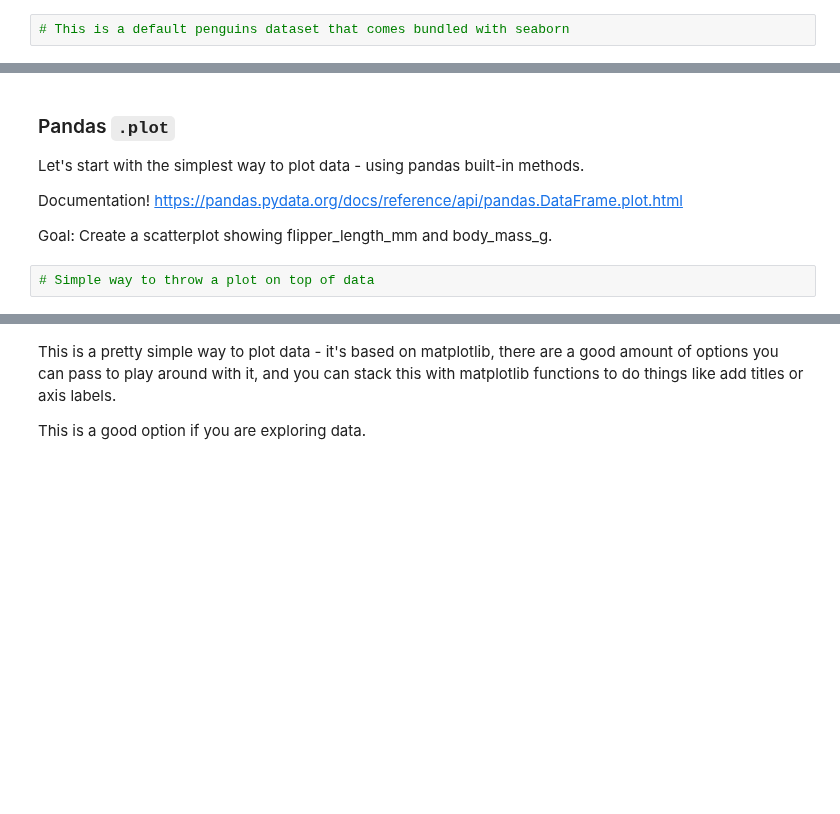
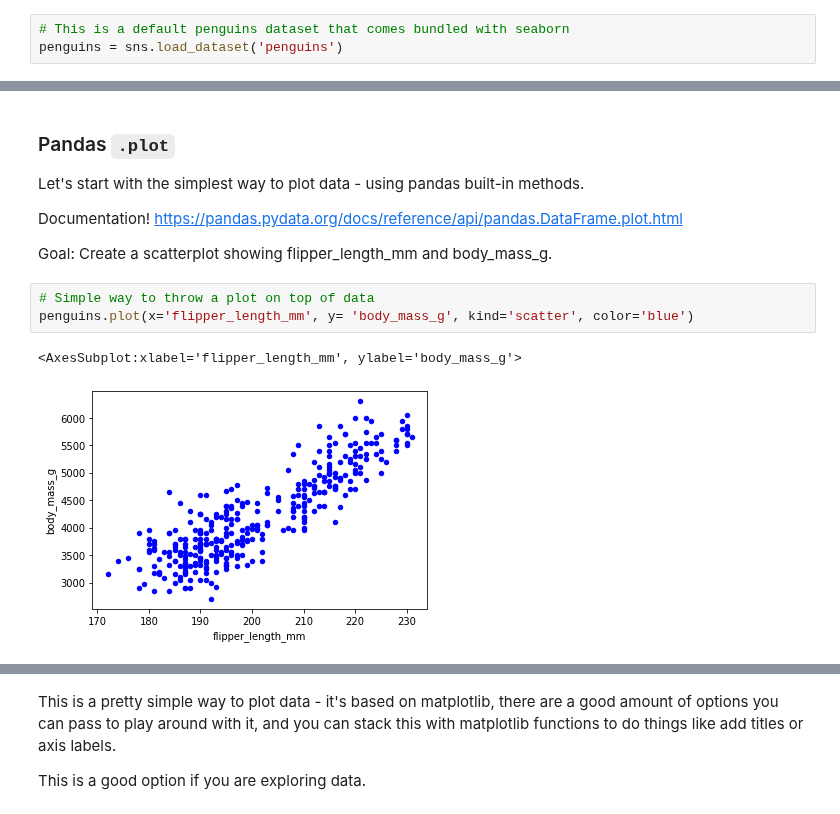
Before and after one commit to flatiron-school/NTL-DS-062722, a Jupyter notebook: 1Phase/09-Data-Visualization-AKA-Plotting-With-Pandas.ipynb, the cells around one changed output, grey strips where cells are left out. Saved outputs shown, nothing was run; the diff lists cells and outputs as text; blank space fills up the shorter version.

```diff
--- a/1Phase/09-Data-Visualization-AKA-Plotting-With-Pandas.ipynb
+++ b/1Phase/09-Data-Visualization-AKA-Plotting-With-Pandas.ipynb
@@ -102,5 +121,6 @@ Our goal today is to help you be able to create both!
 Let's read in some new data:
 # %%
 # This is a default penguins dataset that comes bundled with seaborn
+penguins = sns.load_dataset('penguins')
 # %%
 # Check it out
@@ -114,5 +149,9 @@ Documentation! https://pandas.pydata.org/docs/reference/api/pandas.DataFrame.plo
 Goal: Create a scatterplot showing flipper_length_mm and body_mass_g.
 # %%
 # Simple way to throw a plot on top of data
+penguins.plot(x='flipper_length_mm', y= 'body_mass_g', kind='scatter', color='blue')
+# %% [output]
+<AxesSubplot:xlabel='flipper_length_mm', ylabel='body_mass_g'>
+[figure, added]
 # %%
 # Can also specify the kind of plot this way
```
Also changed, not shown: parts of 37 cells of this notebook, 1 other file.
